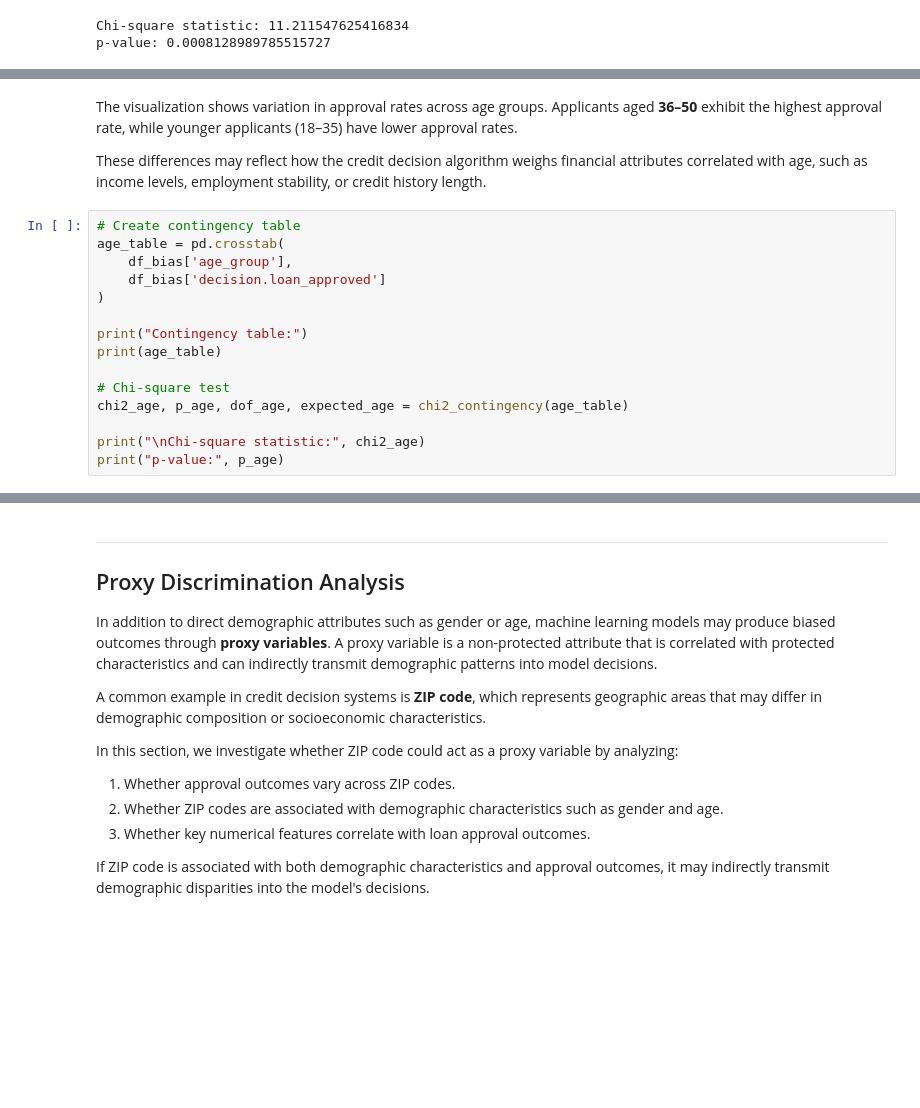
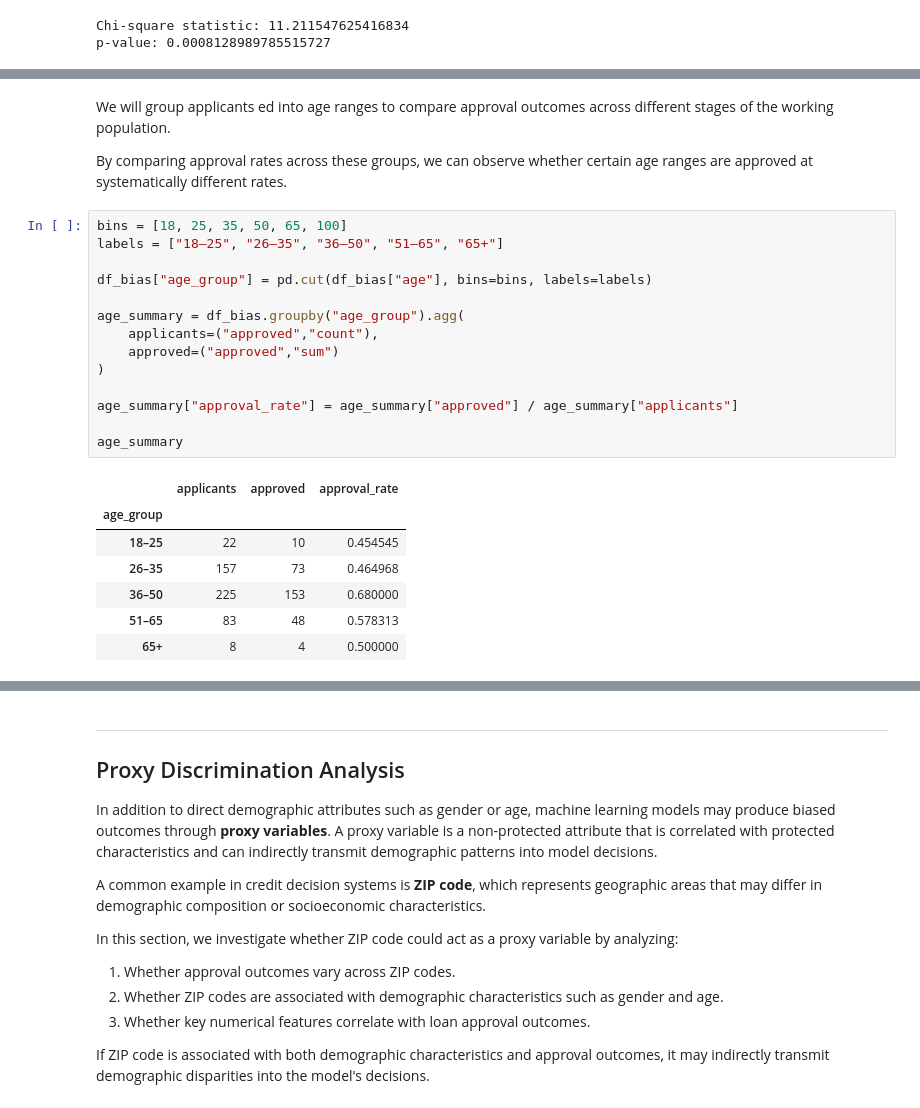
Before and after one commit to Luciamusizzano/dego-project-team1, a Jupyter notebook: notebooks/02-bias-analysis.ipynb, the cells around one changed output, grey strips where cells are left out. Cells and saved outputs as stored; diff of their text form; blank space fills up the shorter version.

```diff
--- a/notebooks/02-bias-analysis.ipynb
+++ b/notebooks/02-bias-analysis.ipynb
@@ -282,23 +255,28 @@ plt.show()
-# %% [markdown]
-The visualization shows variation in approval rates across age groups.
-Applicants aged **36–50** exhibit the highest approval rate, while
-younger applicants (18–35) have lower approval rates.
-
-These differences may reflect how the credit decision algorithm weighs
-financial attributes correlated with age, such as income levels,
-employment stability, or credit history length.
-# %%
-# Create contingency table
-age_table = pd.crosstab(
-    df_bias['age_group'],
-    df_bias['decision.loan_approved']
-)
-
-print("Contingency table:")
-print(age_table)
-
-# Chi-square test
-chi2_age, p_age, dof_age, expected_age = chi2_contingency(age_table)
-
-print("\nChi-square statistic:", chi2_age)
-print("p-value:", p_age)
+# %% [markdown]
+We will group applicants ed into age ranges to compare approval outcomes
+across different stages of the working population.
+
+By comparing approval rates across these groups, we can observe whether
+certain age ranges are approved at systematically different rates.
+# %%
+bins = [18, 25, 35, 50, 65, 100]
+labels = ["18–25", "26–35", "36–50", "51–65", "65+"]
+
+df_bias["age_group"] = pd.cut(df_bias["age"], bins=bins, labels=labels)
+
+age_summary = df_bias.groupby("age_group").agg(
+    applicants=("approved","count"),
+    approved=("approved","sum")
+)
+
+age_summary["approval_rate"] = age_summary["approved"] / age_summary["applicants"]
+
+age_summary
+# %% [output]
+|  | applicants | approved | approval_rate |
+| age_group |  |  |  |
+| 18–25 | 22 | 10 | 0.454545 |
+| 26–35 | 157 | 73 | 0.464968 |
+| 36–50 | 225 | 153 | 0.680000 |
+| 51–65 | 83 | 48 | 0.578313 |
+| 65+ | 8 | 4 | 0.500000 |
```
Also changed, not shown: parts of 12 cells of this notebook.
